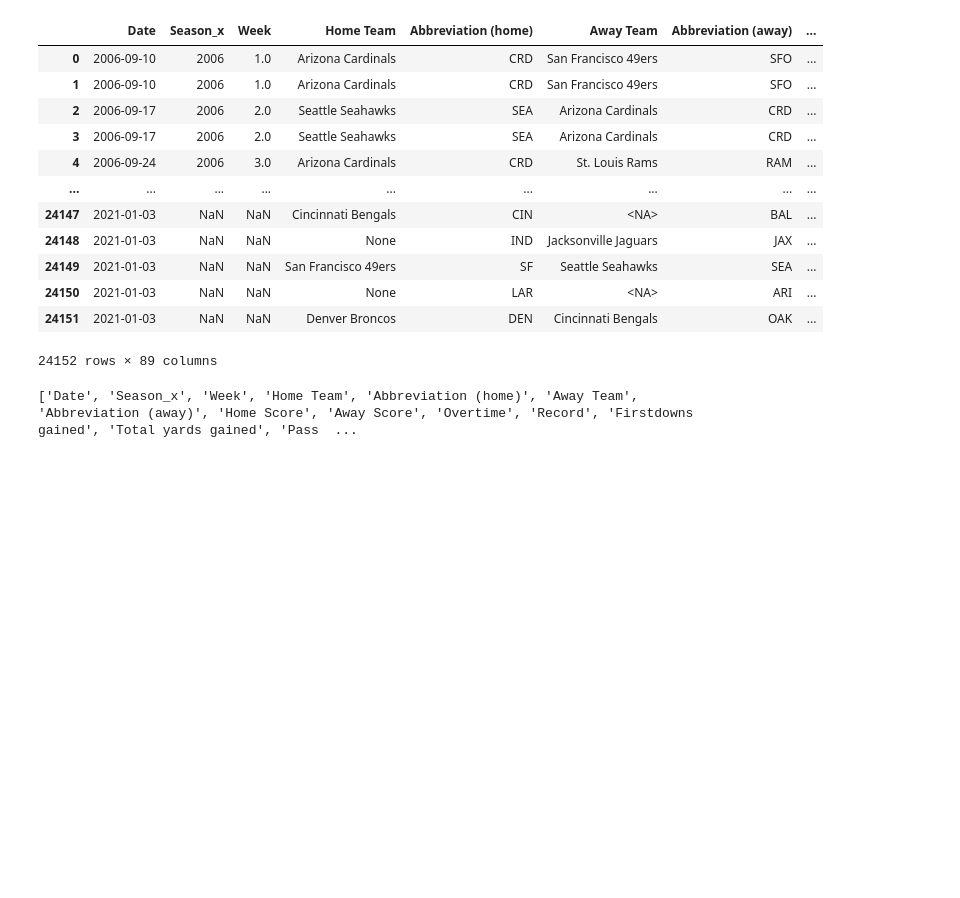
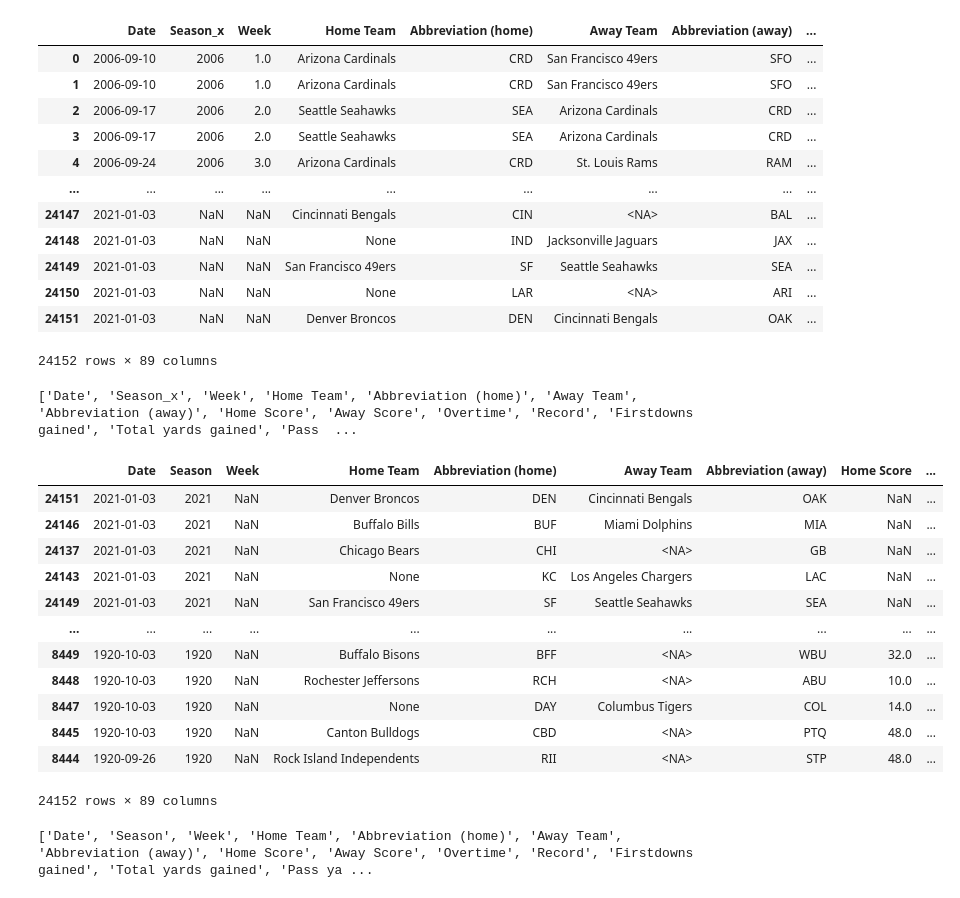
Before and after one commit to fede6590/Move37AI, a Jupyter notebook: EDA.ipynb, the cells around one changed output. Drawn from its saved outputs; the diff is of its cells as text; code cells hidden in the pictures; blank space fills up the shorter version.

```diff
--- a/EDA.ipynb
+++ b/EDA.ipynb
@@ -465,0 +467,23 @@ for date in merge2[['Date', ]]
+# %%
+merge2.insert(1, 'Season', merge2['Date'].dt.year)
+merge2 = merge2.drop('Season_x', axis=1)
+# %%
+merge2 = merge2.sort_values(by='Date', ascending=False)
+
+display(merge2)
+print(list(merge2.columns))
+# %% [output]
+|  | Date | Season | Week | Home Team | Abbreviation (home) | Away Team | Abbreviation (away) | Home Score | ... |
+| 24151 | 2021-01-03 | 2021 | NaN | Denver Broncos | DEN | Cincinnati Bengals | OAK | NaN | ... |
+| 24146 | 2021-01-03 | 2021 | NaN | Buffalo Bills | BUF | Miami Dolphins | MIA | NaN | ... |
+| 24137 | 2021-01-03 | 2021 | NaN | Chicago Bears | CHI | <NA> | GB | NaN | ... |
+| 24143 | 2021-01-03 | 2021 | NaN | None | KC | Los Angeles Chargers | LAC | NaN | ... |
+| 24149 | 2021-01-03 | 2021 | NaN | San Francisco 49ers | SF | Seattle Seahawks | SEA | NaN | ... |
+| ... | ... | ... | ... | ... | ... | ... | ... | ... | ... |
+| 8449 | 1920-10-03 | 1920 | NaN | Buffalo Bisons | BFF | <NA> | WBU | 32.0 | ... |
+| 8448 | 1920-10-03 | 1920 | NaN | Rochester Jeffersons | RCH | <NA> | ABU | 10.0 | ... |
+| 8447 | 1920-10-03 | 1920 | NaN | None | DAY | Columbus Tigers | COL | 14.0 | ... |
+| 8445 | 1920-10-03 | 1920 | NaN | Canton Bulldogs | CBD | <NA> | PTQ | 48.0 | ... |
+| 8444 | 1920-09-26 | 1920 | NaN | Rock Island Independents | RII | <NA> | STP | 48.0 | ... |
+24152 rows × 89 columns
+['Date', 'Season', 'Week', 'Home Team', 'Abbreviation (home)', 'Away Team', 'Abbreviation (away)', 'Home Score', 'Away Score', 'Overtime', 'Record', 'Firstdowns gained', 'Total yards gained', 'Pass ya ...
```
Also changed, not shown: parts of 3 cells of this notebook.
